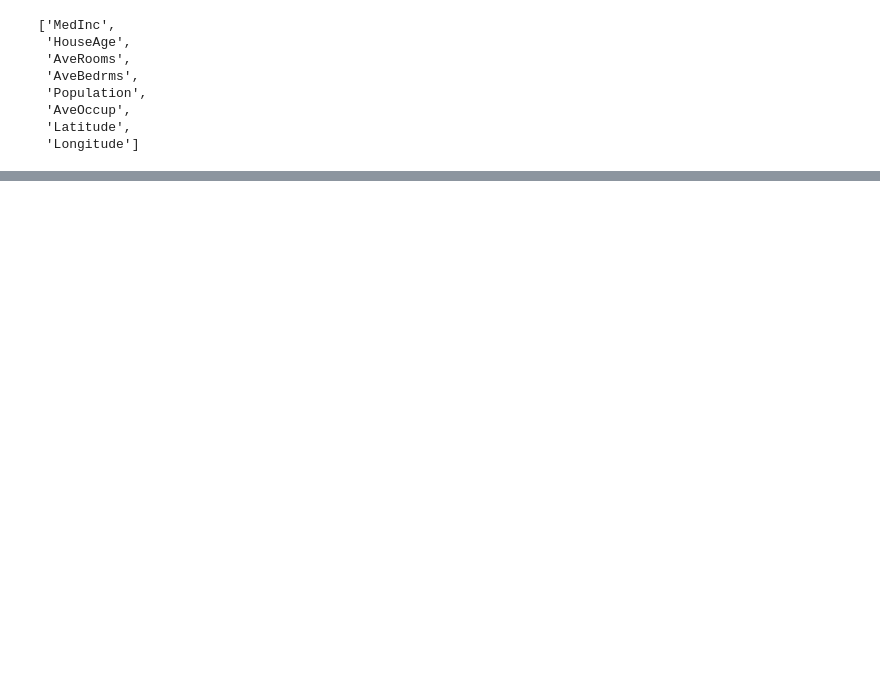
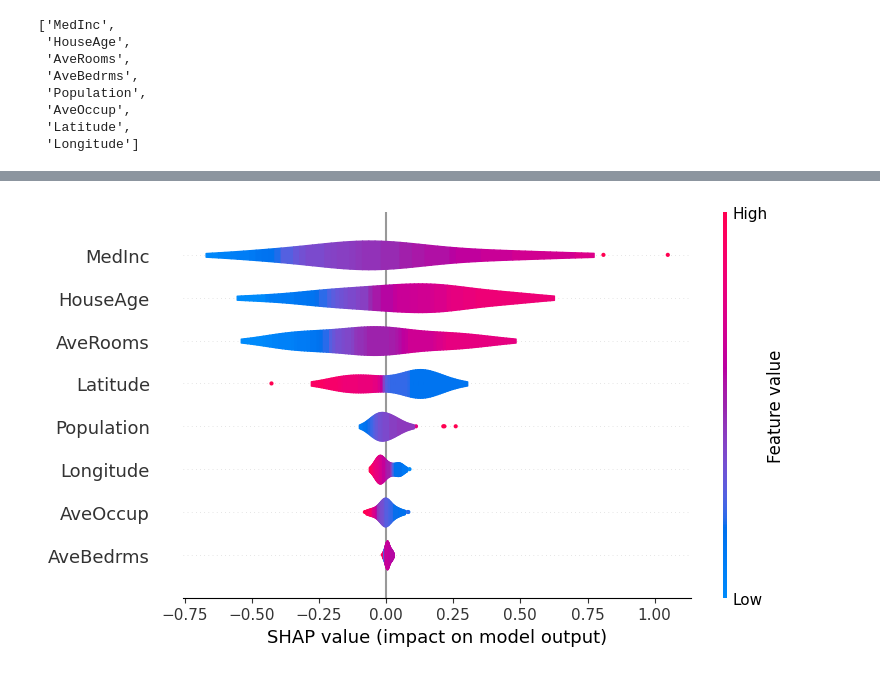
Before and after one commit to Sachi-27/Drug-Target-Discovery, a Jupyter notebook: ML_WOrk/shapley.ipynb, the cells around one changed output, grey strips where cells are left out. Saved outputs shown, nothing was run; the diff lists cells and outputs as text; code cells hidden in the pictures; blank space fills up the shorter version.

```diff
--- a/ML_WOrk/shapley.ipynb
+++ b/ML_WOrk/shapley.ipynb
@@ -60,0 +124,4 @@ Using 1000 background data samples could cause slower run times. Consider using
+# %%
+shap.summary_plot(shap_values, X_test[:50], feature_names=np.array(feature_names), plot_type='violin')
+# %% [output]
+[figure, added]
```
Also changed, not shown: parts of 11 cells of this notebook.
